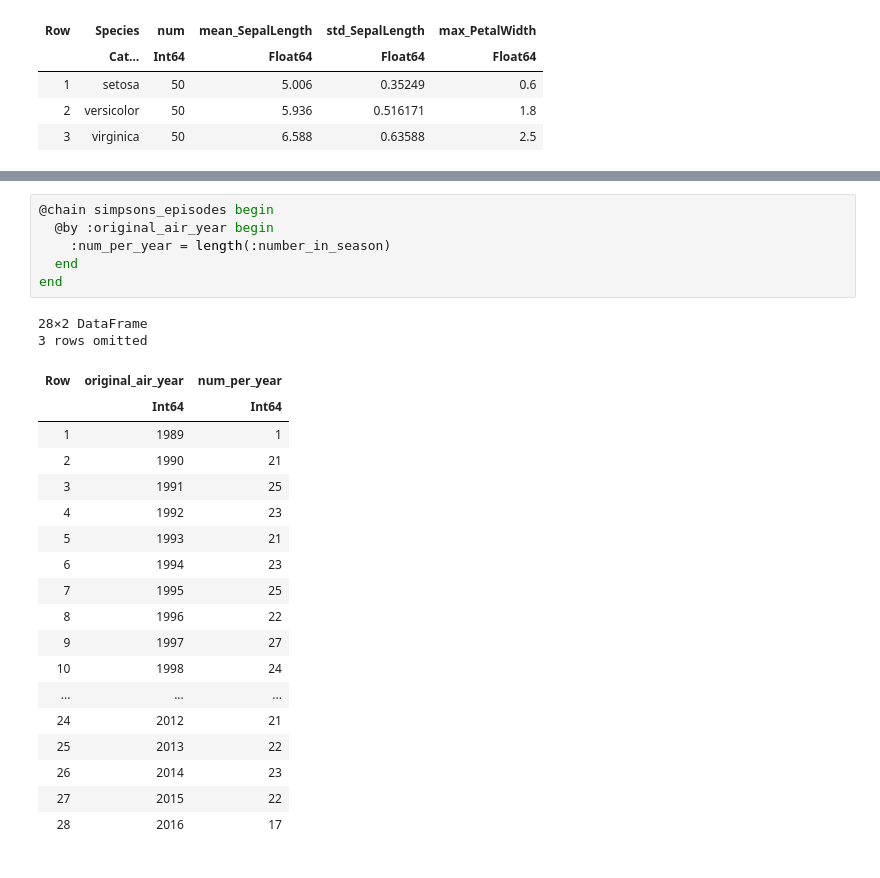
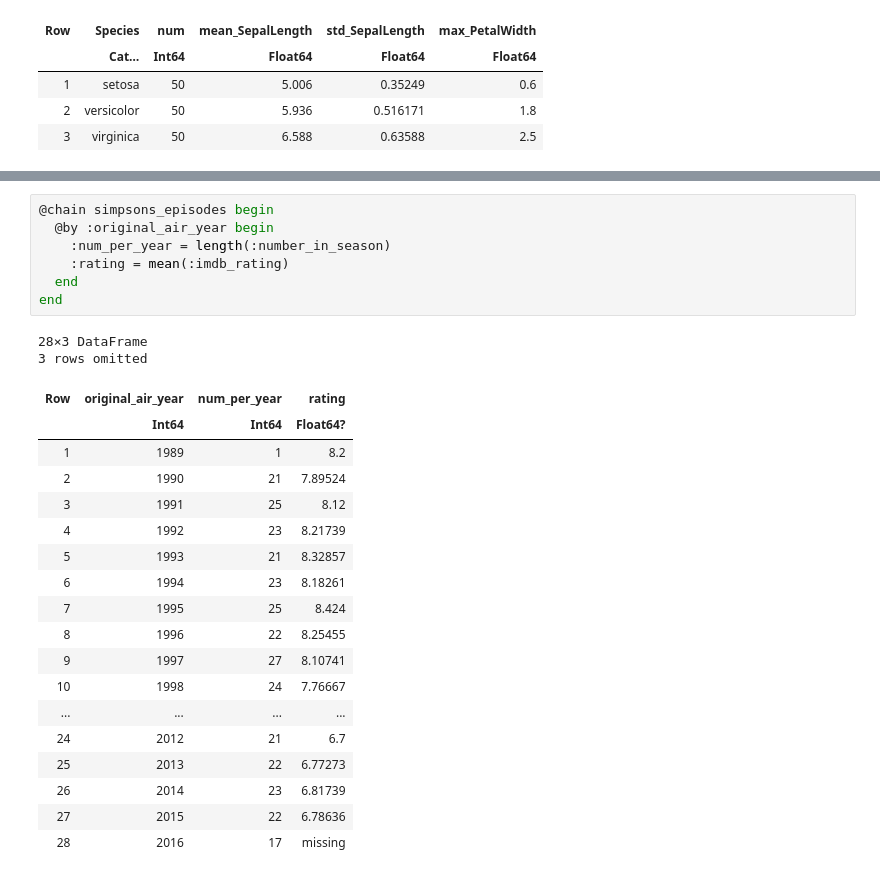
Before and after one commit to pstaabp/sci-comp-book, a Jupyter notebook: julia-output/data-analysis/split-combine-apply.ipynb, the cells around one changed output, grey strips where cells are left out. Cells and saved outputs as stored; diff of their text form.

```diff
--- a/julia-output/data-analysis/split-combine-apply.ipynb
+++ b/julia-output/data-analysis/split-combine-apply.ipynb
@@ -154,27 +209,28 @@ end
 # %%
 @chain simpsons_episodes begin
   @by :original_air_year begin
     :num_per_year = length(:number_in_season)
+    :rating = mean(:imdb_rating)
   end
 end
 # %% [output]
-28×2 DataFrame
+28×3 DataFrame
 3 rows omitted
-| Row | original_air_year | num_per_year |
-|  | Int64 | Int64 |
-| 1 | 1989 | 1 |
-| 2 | 1990 | 21 |
-| 3 | 1991 | 25 |
-| 4 | 1992 | 23 |
-| 5 | 1993 | 21 |
-| 6 | 1994 | 23 |
-| 7 | 1995 | 25 |
-| 8 | 1996 | 22 |
-| 9 | 1997 | 27 |
-| 10 | 1998 | 24 |
-| ... | ... | ... |
-| 24 | 2012 | 21 |
-| 25 | 2013 | 22 |
-| 26 | 2014 | 23 |
-| 27 | 2015 | 22 |
-| 28 | 2016 | 17 |
+| Row | original_air_year | num_per_year | rating |
+|  | Int64 | Int64 | Float64? |
+| 1 | 1989 | 1 | 8.2 |
+| 2 | 1990 | 21 | 7.89524 |
+| 3 | 1991 | 25 | 8.12 |
+| 4 | 1992 | 23 | 8.21739 |
+| 5 | 1993 | 21 | 8.32857 |
+| 6 | 1994 | 23 | 8.18261 |
+| 7 | 1995 | 25 | 8.424 |
+| 8 | 1996 | 22 | 8.25455 |
+| 9 | 1997 | 27 | 8.10741 |
+| 10 | 1998 | 24 | 7.76667 |
+| ... | ... | ... | ... |
+| 24 | 2012 | 21 | 6.7 |
+| 25 | 2013 | 22 | 6.77273 |
+| 26 | 2014 | 23 | 6.81739 |
+| 27 | 2015 | 22 | 6.78636 |
+| 28 | 2016 | 17 | missing |
```
Also changed, not shown: parts of 4 cells of this notebook, 39 other files.
